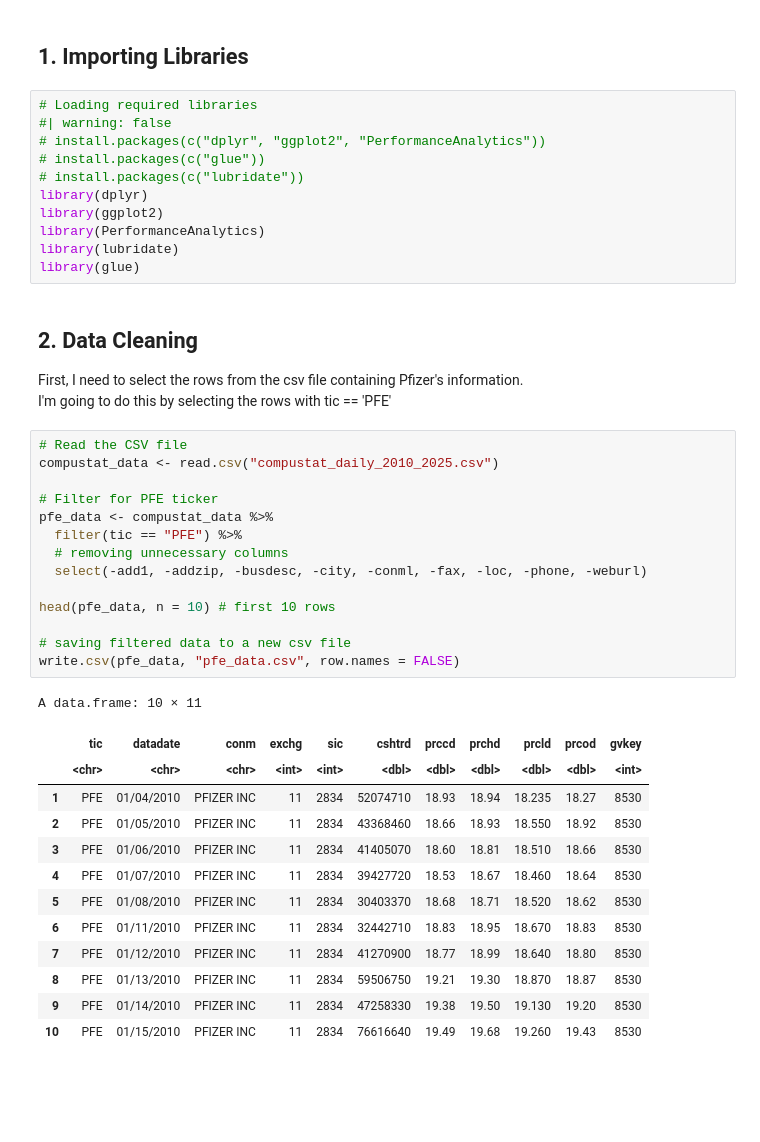
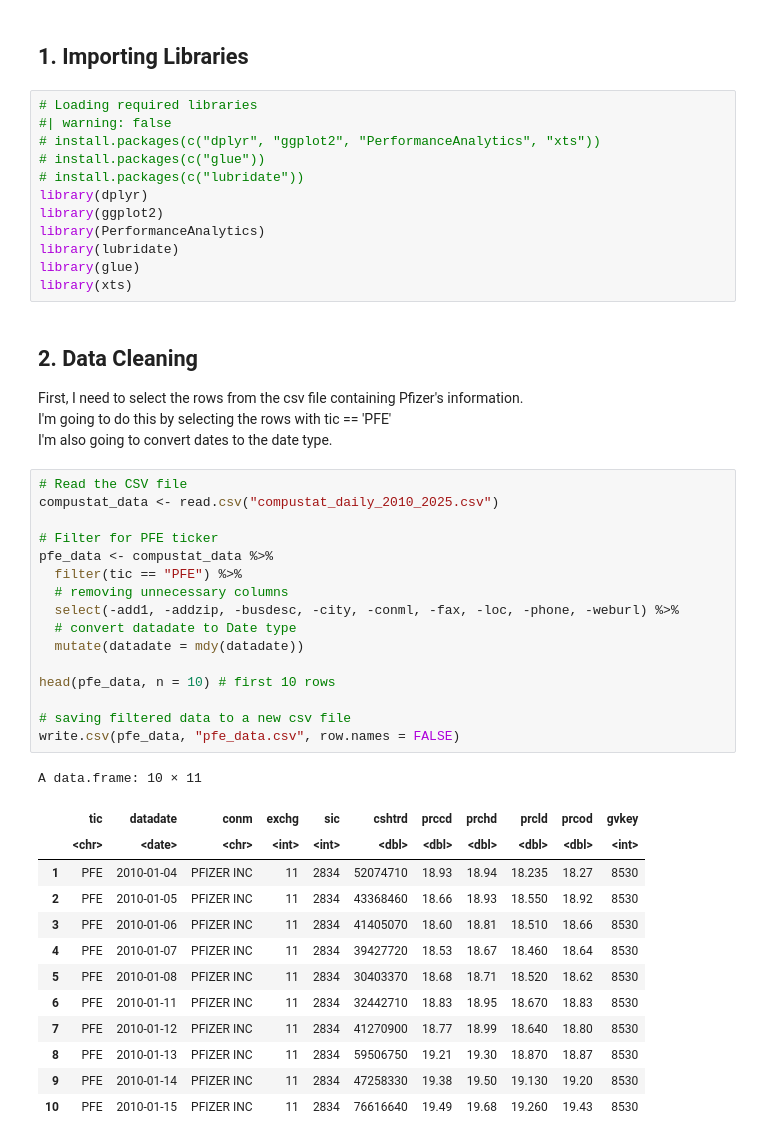
Before and after one commit to LiamHoogstad/R_Assignment, a Jupyter notebook: final_assignment.ipynb, the cells around one changed output. Saved outputs shown, nothing was run; the diff lists cells and outputs as text; blank space fills up the shorter version.

```diff
--- a/final_assignment.ipynb
+++ b/final_assignment.ipynb
@@ -9,7 +9,7 @@ Date: 13 November 2025
 # %%
 # Loading required libraries
 #| warning: false
-# install.packages(c("dplyr", "ggplot2", "PerformanceAnalytics"))
+# install.packages(c("dplyr", "ggplot2", "PerformanceAnalytics", "xts"))
 # install.packages(c("glue"))
 # install.packages(c("lubridate"))
 library(dplyr)
@@ -17,36 +17,40 @@ library(ggplot2)
 library(PerformanceAnalytics)
 library(lubridate)
 library(glue)
+library(xts)
 # %% [markdown]
 ## 2. Data Cleaning
 
 First, I need to select the rows from the csv file containing Pfizer's information.
 I'm going to do this by selecting the rows with tic == 'PFE'
+I'm also going to convert dates to the date type.
 # %%
 # Read the CSV file
 compustat_data <- read.csv("compustat_daily_2010_2025.csv")
 
 # Filter for PFE ticker
 pfe_data <- compustat_data %>%
   filter(tic == "PFE") %>%
   # removing unnecessary columns
-  select(-add1, -addzip, -busdesc, -city, -conml, -fax, -loc, -phone, -weburl)
+  select(-add1, -addzip, -busdesc, -city, -conml, -fax, -loc, -phone, -weburl) %>%
+  # convert datadate to Date type
+  mutate(datadate = mdy(datadate))
 
 head(pfe_data, n = 10) # first 10 rows
 
 # saving filtered data to a new csv file
 write.csv(pfe_data, "pfe_data.csv", row.names = FALSE)
 # %% [output]
 A data.frame: 10 × 11
 |  | tic | datadate | conm | exchg | sic | cshtrd | prccd | prchd | prcld | prcod | gvkey |
-|  | <chr> | <chr> | <chr> | <int> | <int> | <dbl> | <dbl> | <dbl> | <dbl> | <dbl> | <int> |
-| 1 | PFE | 01/04/2010 | PFIZER INC | 11 | 2834 | 52074710 | 18.93 | 18.94 | 18.235 | 18.27 | 8530 |
-| 2 | PFE | 01/05/2010 | PFIZER INC | 11 | 2834 | 43368460 | 18.66 | 18.93 | 18.550 | 18.92 | 8530 |
-| 3 | PFE | 01/06/2010 | PFIZER INC | 11 | 2834 | 41405070 | 18.60 | 18.81 | 18.510 | 18.66 | 8530 |
-| 4 | PFE | 01/07/2010 | PFIZER INC | 11 | 2834 | 39427720 | 18.53 | 18.67 | 18.460 | 18.64 | 8530 |
-| 5 | PFE | 01/08/2010 | PFIZER INC | 11 | 2834 | 30403370 | 18.68 | 18.71 | 18.520 | 18.62 | 8530 |
-| 6 | PFE | 01/11/2010 | PFIZER INC | 11 | 2834 | 32442710 | 18.83 | 18.95 | 18.670 | 18.83 | 8530 |
-| 7 | PFE | 01/12/2010 | PFIZER INC | 11 | 2834 | 41270900 | 18.77 | 18.99 | 18.640 | 18.80 | 8530 |
-| 8 | PFE | 01/13/2010 | PFIZER INC | 11 | 2834 | 59506750 | 19.21 | 19.30 | 18.870 | 18.87 | 8530 |
-| 9 | PFE | 01/14/2010 | PFIZER INC | 11 | 2834 | 47258330 | 19.38 | 19.50 | 19.130 | 19.20 | 8530 |
-| 10 | PFE | 01/15/2010 | PFIZER INC | 11 | 2834 | 76616640 | 19.49 | 19.68 | 19.260 | 19.43 | 8530 |
+|  | <chr> | <date> | <chr> | <int> | <int> | <dbl> | <dbl> | <dbl> | <dbl> | <dbl> | <int> |
+| 1 | PFE | 2010-01-04 | PFIZER INC | 11 | 2834 | 52074710 | 18.93 | 18.94 | 18.235 | 18.27 | 8530 |
+| 2 | PFE | 2010-01-05 | PFIZER INC | 11 | 2834 | 43368460 | 18.66 | 18.93 | 18.550 | 18.92 | 8530 |
+| 3 | PFE | 2010-01-06 | PFIZER INC | 11 | 2834 | 41405070 | 18.60 | 18.81 | 18.510 | 18.66 | 8530 |
+| 4 | PFE | 2010-01-07 | PFIZER INC | 11 | 2834 | 39427720 | 18.53 | 18.67 | 18.460 | 18.64 | 8530 |
+| 5 | PFE | 2010-01-08 | PFIZER INC | 11 | 2834 | 30403370 | 18.68 | 18.71 | 18.520 | 18.62 | 8530 |
+| 6 | PFE | 2010-01-11 | PFIZER INC | 11 | 2834 | 32442710 | 18.83 | 18.95 | 18.670 | 18.83 | 8530 |
+| 7 | PFE | 2010-01-12 | PFIZER INC | 11 | 2834 | 41270900 | 18.77 | 18.99 | 18.640 | 18.80 | 8530 |
+| 8 | PFE | 2010-01-13 | PFIZER INC | 11 | 2834 | 59506750 | 19.21 | 19.30 | 18.870 | 18.87 | 8530 |
+| 9 | PFE | 2010-01-14 | PFIZER INC | 11 | 2834 | 47258330 | 19.38 | 19.50 | 19.130 | 19.20 | 8530 |
+| 10 | PFE | 2010-01-15 | PFIZER INC | 11 | 2834 | 76616640 | 19.49 | 19.68 | 19.260 | 19.43 | 8530 |
```
Also changed, not shown: parts of 16 cells of this notebook, 1 other file.
